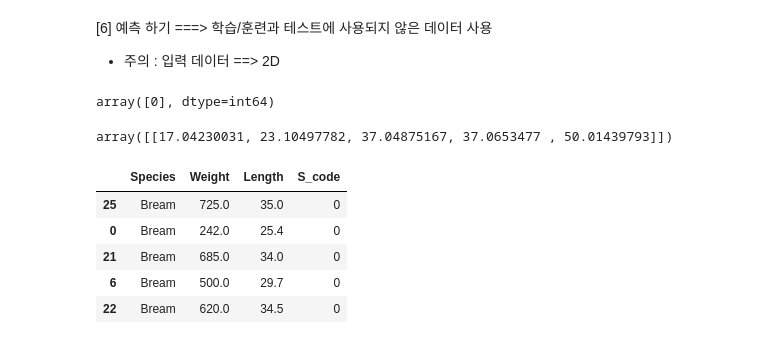
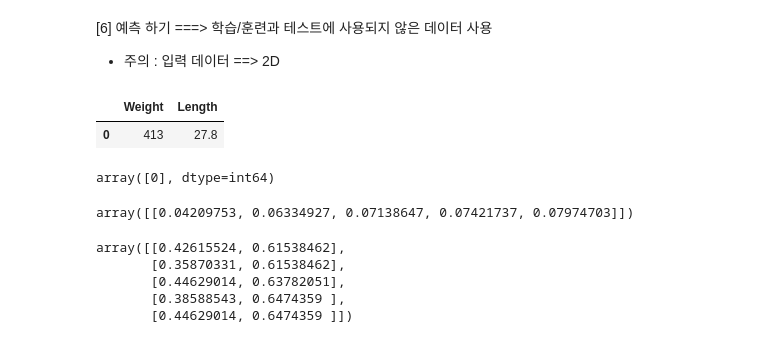
Before and after one commit to cubeninggen/KDT-2024, a Jupyter notebook: ML/DAY_01/find_fish_03.ipynb, the cells around one changed output. Cells and saved outputs as stored; diff of their text form; code cells hidden in the pictures.

```diff
--- a/ML/DAY_01/find_fish_03.ipynb
+++ b/ML/DAY_01/find_fish_03.ipynb
@@ -109,7 +140,8 @@ model.score(X_test,Y_test)
 [6] 예측 하기 ===> 학습/훈련과 테스트에 사용되지 않은 데이터 사용
 - 주의 : 입력 데이터 ==> 2D
 # %%
-new_data=pd.DataFrame([[413,27.8]],columns=model.feature_names_in_)
-model.predict(new_data)
+new_data=pd.DataFrame([[413,27.8]],columns=['Weight','Length'])
+new_data
 # %% [output]
-array([0], dtype=int64)
+|  | Weight | Length |
+| 0 | 413 | 27.8 |
@@ -116,17 +150,20 @@ array([0], dtype=int64)
+# %%
+model.predict(new_data_scaled)
+# %% [output]
+array([0], dtype=int64)
 # %%
 ### 최근접한 kro 데이터 찾기
-distance,index=model.kneighbors(new_data)
+distance,index=model.kneighbors(new_data_scaled)
 distance
 # %% [output]
-array([[17.04230031, 23.10497782, 37.04875167, 37.0653477 , 50.01439793]])
+array([[0.04209753, 0.06334927, 0.07138647, 0.07421737, 0.07974703]])
 # %%
 idx=index.reshape(-1).tolist()
-# %%
-twoDF.loc[idx]
-# %% [output]
-|  | Species | Weight | Length | S_code |
-| 25 | Bream | 725.0 | 35.0 | 0 |
-| 0 | Bream | 242.0 | 25.4 | 0 |
-| 21 | Bream | 685.0 | 34.0 | 0 |
-| 6 | Bream | 500.0 | 29.7 | 0 |
-| 22 | Bream | 620.0 | 34.5 | 0 |
+# %%
+X_train_scaled[idx]
+# %% [output]
+array([[0.42615524, 0.61538462],
+       [0.35870331, 0.61538462],
+       [0.44629014, 0.63782051],
+       [0.38588543, 0.6474359 ],
+       [0.44629014, 0.6474359 ]])
```
Also changed, not shown: parts of 12 cells of this notebook.
